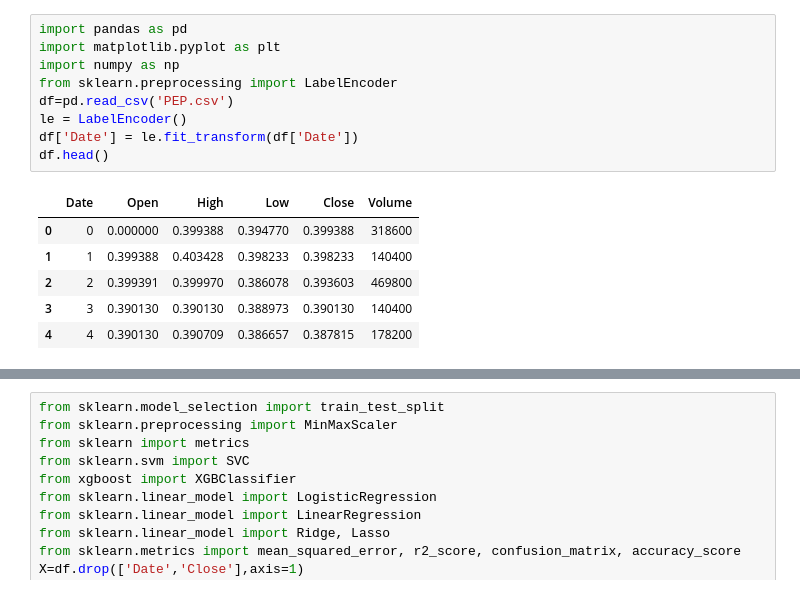
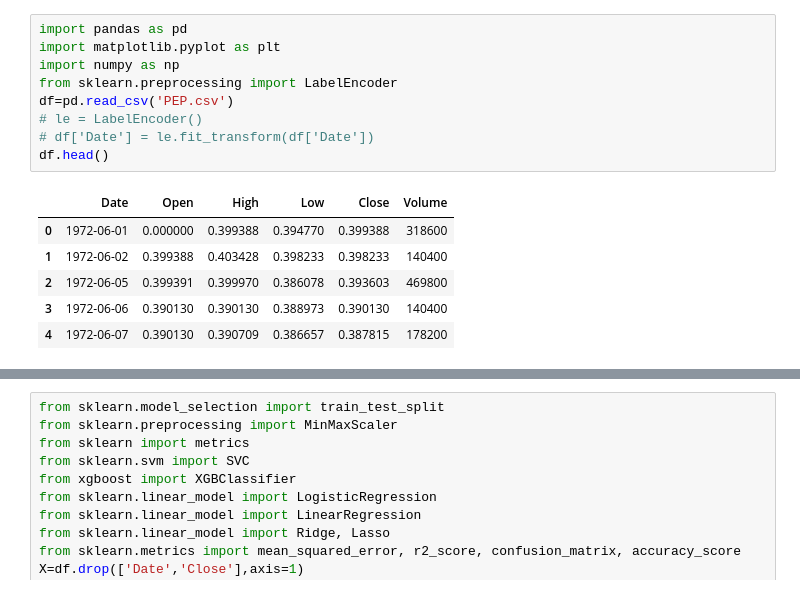
Before and after one commit to GiaKhanh-LVC/First-Data-Science, a Jupyter notebook: PEPSI/main.ipynb, the cells around one changed output, grey strips where cells are left out. Cells and saved outputs as stored; diff of their text form.

```diff
--- a/PEPSI/main.ipynb
+++ b/PEPSI/main.ipynb
@@ -1,19 +1,19 @@
 # %%
 import pandas as pd
 import matplotlib.pyplot as plt
 import numpy as np
 from sklearn.preprocessing import LabelEncoder
 df=pd.read_csv('PEP.csv')
-le = LabelEncoder()
-df['Date'] = le.fit_transform(df['Date'])
+# le = LabelEncoder()
+# df['Date'] = le.fit_transform(df['Date'])
 df.head()
 # %% [output]
 |  | Date | Open | High | Low | Close | Volume |
-| 0 | 0 | 0.000000 | 0.399388 | 0.394770 | 0.399388 | 318600 |
-| 1 | 1 | 0.399388 | 0.403428 | 0.398233 | 0.398233 | 140400 |
-| 2 | 2 | 0.399391 | 0.399970 | 0.386078 | 0.393603 | 469800 |
-| 3 | 3 | 0.390130 | 0.390130 | 0.388973 | 0.390130 | 140400 |
-| 4 | 4 | 0.390130 | 0.390709 | 0.386657 | 0.387815 | 178200 |
+| 0 | 1972-06-01 | 0.000000 | 0.399388 | 0.394770 | 0.399388 | 318600 |
+| 1 | 1972-06-02 | 0.399388 | 0.403428 | 0.398233 | 0.398233 | 140400 |
+| 2 | 1972-06-05 | 0.399391 | 0.399970 | 0.386078 | 0.393603 | 469800 |
+| 3 | 1972-06-06 | 0.390130 | 0.390130 | 0.388973 | 0.390130 | 140400 |
+| 4 | 1972-06-07 | 0.390130 | 0.390709 | 0.386657 | 0.387815 | 178200 |
 # %%
 df.hist(bins=25,figsize=(15,10))
 plt.show()
```
Also changed, not shown: parts of 2 cells of this notebook, 4 other files.
